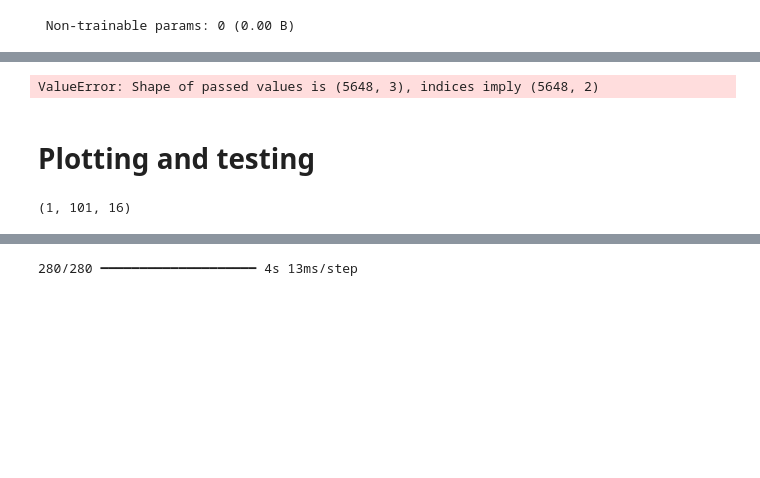
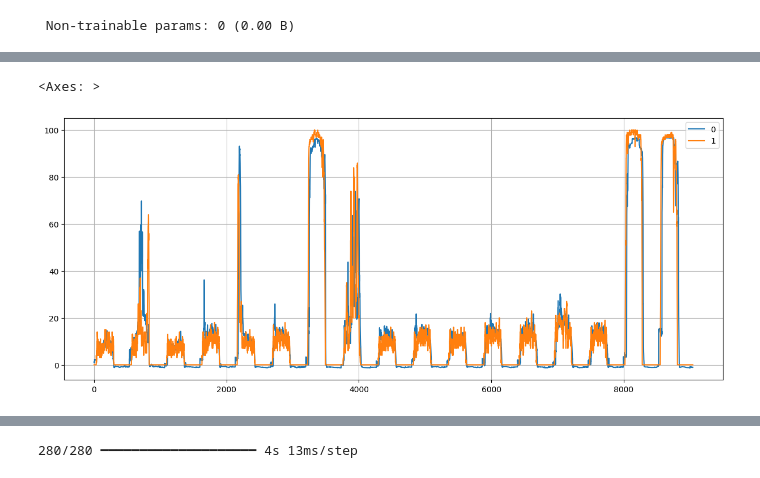
Before and after one commit to lordaarush/Cloud-Cover-Detection, a Jupyter notebook: clouds-movement-prediction.ipynb, the cells around one changed output, grey strips where cells are left out. Saved outputs shown, nothing was run; the diff lists cells and outputs as text; code cells hidden in the pictures; blank space fills up the shorter version.

Commit message:
Kaggle Notebook | Clouds Movement Prediction | Version 12

```diff
--- a/clouds-movement-prediction.ipynb
+++ b/clouds-movement-prediction.ipynb
@@ -742,0 +658,9 @@ dataset_train = tf.data.Dataset.zip(
+# %%
+dataset_train, dataset_val = get_datasets(
+    X = X,
+    y = y,
+    days_list = days_list,
+    train = train,
+    window_size = sequence_size,
+    future_buffer = 8
+)
@@ -1230,2 +1343,2 @@ Your model instance version was created. Url=https://www.kaggle.com/models/ishan
 # %%
-model = tf.keras.models.load_model('/kaggle/input/ccd-ai/keras/LSTM-series-B/4/LSTM_series_B_early_stopped.keras', compile = False)
+model = tf.keras.models.load_model('/kaggle/input/ccd-ai/keras/LSTM-series-B/5/LSTM_series_B_early_stopped.keras', compile = False)
@@ -1241,2 +1384,3 @@ ValueError: operands could not be broadcast together with shapes (180,16) (15,)
 # %%
-predictions = model.predict(np.concatenate([data[0] for data in dataset_val.as_numpy_iterator()]))
+x_val = np.concatenate([data[0] for data in dataset_val])
+y_true = np.concatenate([data[1] for data in dataset_val])
@@ -1251,3 +1387,3 @@ batch1y = batch1y[10:10+15]
 # %%
-pred = model.predict(batch1x)
+series_predictions = model.predict(x_val)
 # %% [output]
@@ -1305,6 +1409,10 @@ pred_df
 # %%
-pd.DataFrame(np.column_stack([scalery.inverse_transform(predictions), scalery.inverse_transform(y_true)], y_historical[0]), columns = ['Preds', 'True'])[:].plot(figsize = (15,5))
+
+start,end = 0,None
+pd.DataFrame(np.column_stack([
+    scalery.inverse_transform(series_predictions).flatten()[start:end],
+    scalery.inverse_transform(y_true).flatten()[start:end]
+])).plot(figsize = (15,6), grid = True)
 # %% [output]
-ValueError: Shape of passed values is (5648, 3), indices imply (5648, 2)
+<Axes: >
+[figure, added]
-# %% [markdown]
-# Plotting and testing
@@ -1313,4 +1418,0 @@ scalery.inverse_transform(train_y_df[480:480 + 195])
-# %%
-np.expand_dims(train_x_df.loc[480:480+100,:].to_numpy(), axis = 0).shape
-# %% [output]
-(1, 101, 16)
```
Also changed, not shown: parts of 83 cells of this notebook.
